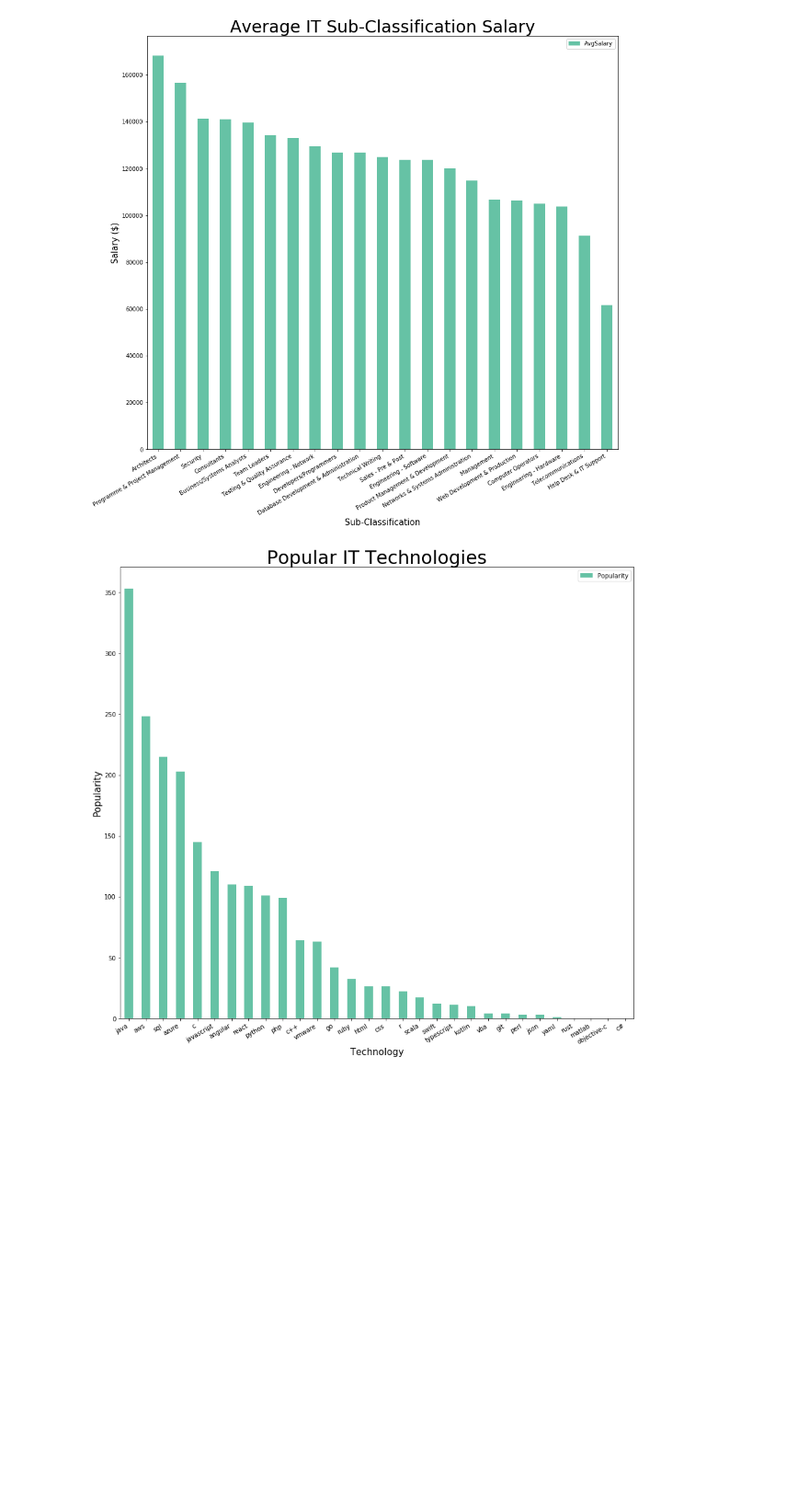
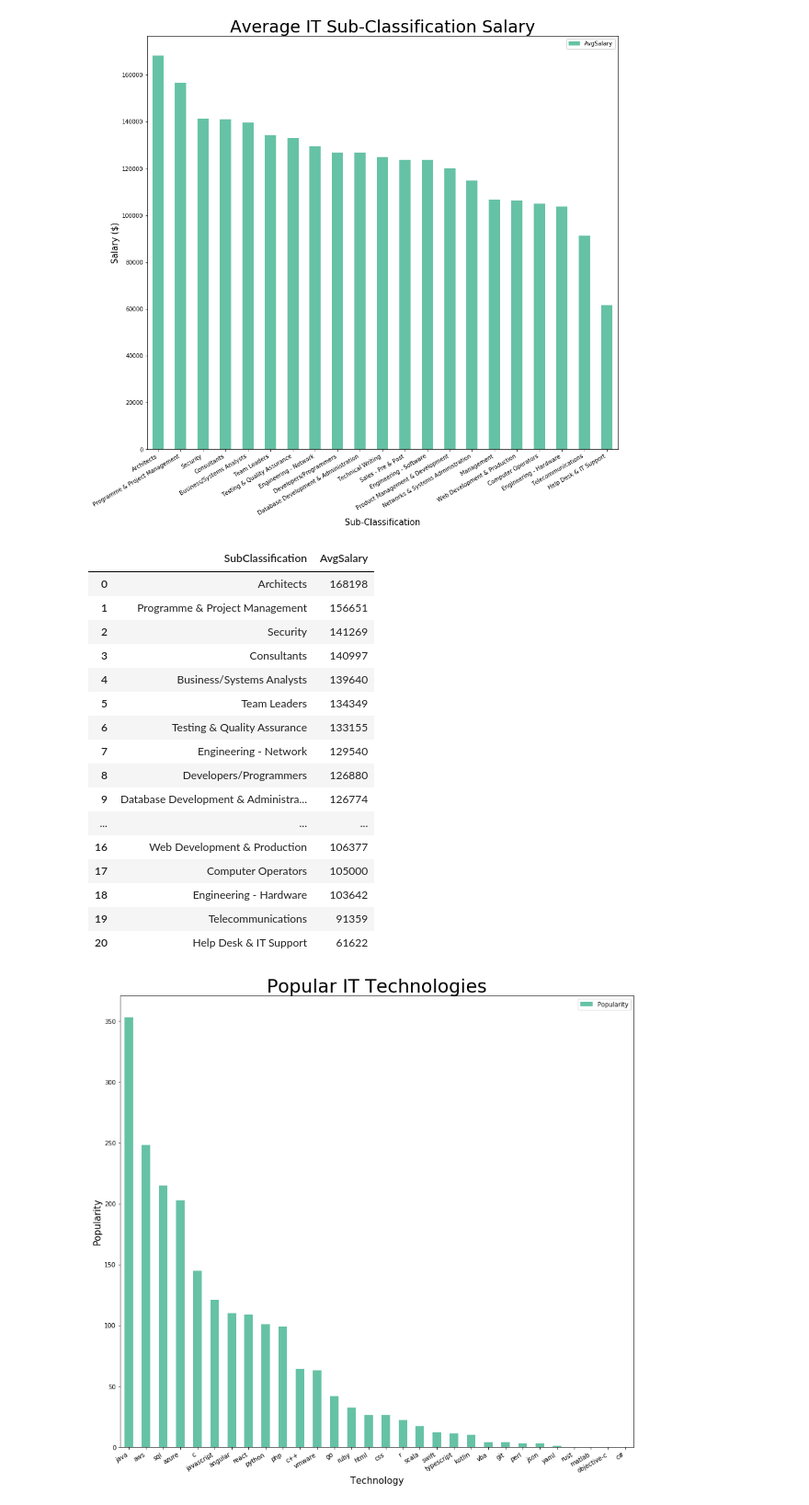
Before and after one commit to lucas-two/Job-Market-Analysis, a Jupyter notebook: src/assignment.ipynb, the cells around one changed output. Shown at 92% size. Saved outputs shown, nothing was run; the diff lists cells and outputs as text; code cells hidden in the pictures; blank space fills up the shorter version.

```diff
--- a/src/assignment.ipynb
+++ b/src/assignment.ipynb
@@ -957,6 +978,27 @@ f.autofmt_xdate()
 plt.show()
 # %% [output]
 [figure]
+# %%
+# Average Salary Values
+df_IT_sal
+# %% [output]
+|  | SubClassification | AvgSalary |
+| 0 | Architects | 168198 |
+| 1 | Programme & Project Management | 156651 |
+| 2 | Security | 141269 |
+| 3 | Consultants | 140997 |
+| 4 | Business/Systems Analysts | 139640 |
+| 5 | Team Leaders | 134349 |
+| 6 | Testing & Quality Assurance | 133155 |
+| 7 | Engineering - Network | 129540 |
+| 8 | Developers/Programmers | 126880 |
+| 9 | Database Development & Administra... | 126774 |
+| ... | ... | ... |
+| 16 | Web Development & Production | 106377 |
+| 17 | Computer Operators | 105000 |
+| 18 | Engineering - Hardware | 103642 |
+| 19 | Telecommunications | 91359 |
+| 20 | Help Desk & IT Support | 61622 |
 # %%
 # Skills required in area of IT
 # Popular programming languages/Technologies
```
Also changed, not shown: parts of 3 cells of this notebook, 1 other file.
